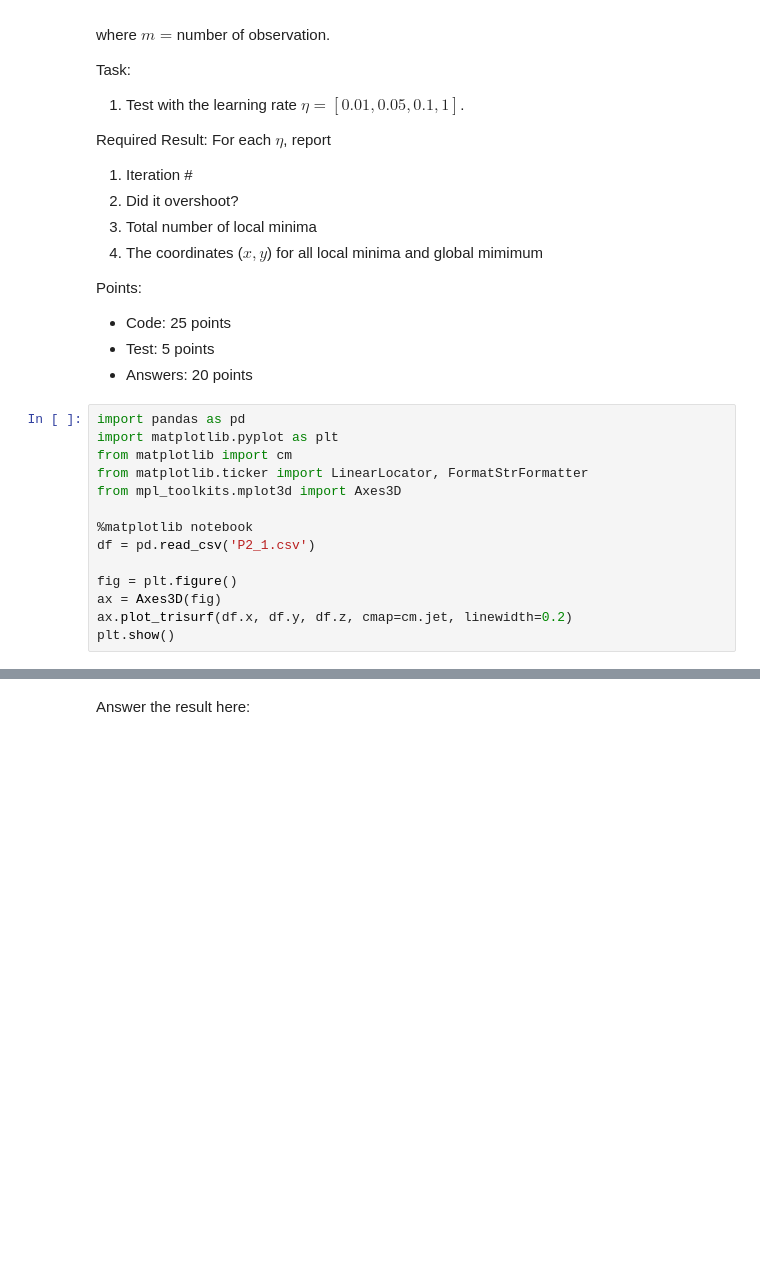
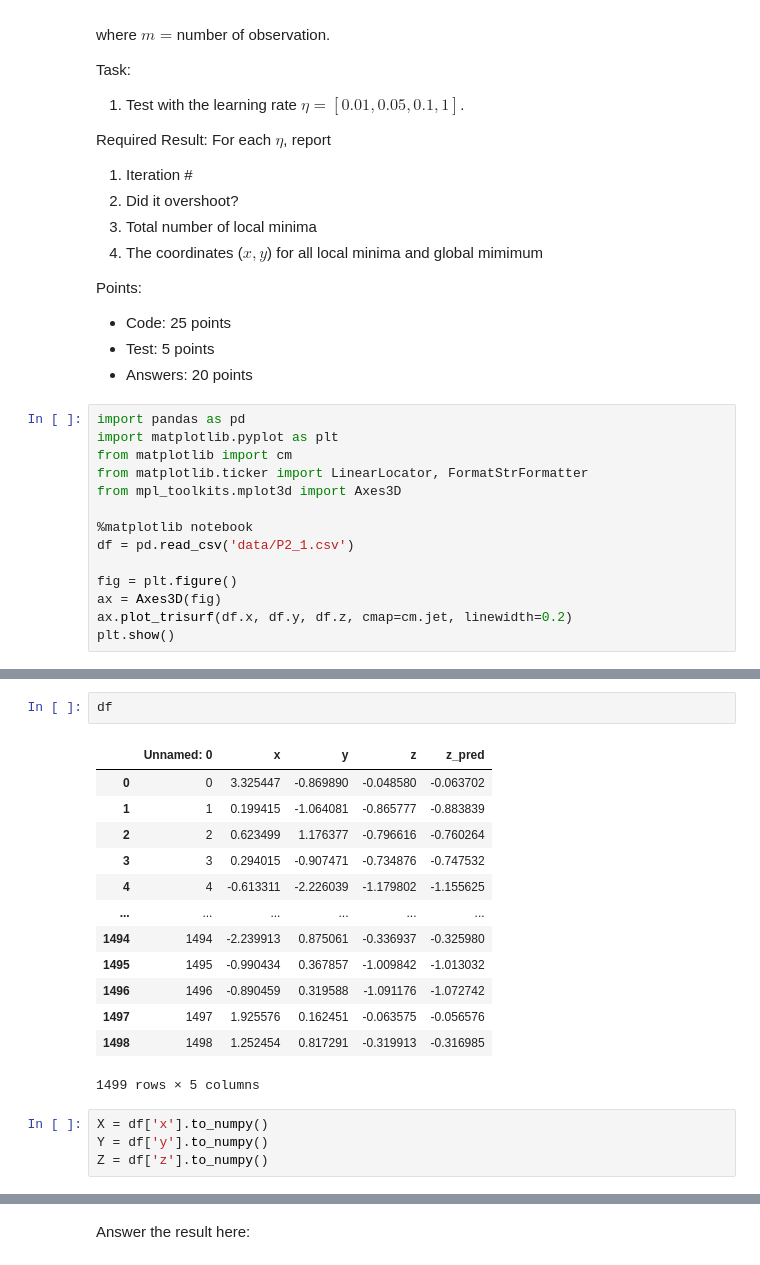
Before and after one commit to MHKhan18/Coursework, a Jupyter notebook: CS-559/project2/CS559_Project2_SupervisedLearning_Classification.ipynb, the cells around one changed output, grey strips where cells are left out. Saved outputs shown, nothing was run; the diff lists cells and outputs as text; blank space fills up the shorter version.

```diff
--- a/CS-559/project2/CS559_Project2_SupervisedLearning_Classification.ipynb
+++ b/CS-559/project2/CS559_Project2_SupervisedLearning_Classification.ipynb
@@ -49,7 +49,7 @@ from matplotlib.ticker import LinearLocator, FormatStrFormatter
 from mpl_toolkits.mplot3d import Axes3D
 
 %matplotlib notebook
-df = pd.read_csv('P2_1.csv')
+df = pd.read_csv('data/P2_1.csv')
 
 fig = plt.figure()
 ax = Axes3D(fig)
@@ -58,3 +58,23 @@ plt.show()
 # %% [output]
 [interactive output not drawn]
 [interactive output not drawn]
+# %%
+df
+# %% [output]
+|  | Unnamed: 0 | x | y | z | z_pred |
+| 0 | 0 | 3.325447 | -0.869890 | -0.048580 | -0.063702 |
+| 1 | 1 | 0.199415 | -1.064081 | -0.865777 | -0.883839 |
+| 2 | 2 | 0.623499 | 1.176377 | -0.796616 | -0.760264 |
+| 3 | 3 | 0.294015 | -0.907471 | -0.734876 | -0.747532 |
+| 4 | 4 | -0.613311 | -2.226039 | -1.179802 | -1.155625 |
+| ... | ... | ... | ... | ... | ... |
+| 1494 | 1494 | -2.239913 | 0.875061 | -0.336937 | -0.325980 |
+| 1495 | 1495 | -0.990434 | 0.367857 | -1.009842 | -1.013032 |
+| 1496 | 1496 | -0.890459 | 0.319588 | -1.091176 | -1.072742 |
+| 1497 | 1497 | 1.925576 | 0.162451 | -0.063575 | -0.056576 |
+| 1498 | 1498 | 1.252454 | 0.817291 | -0.319913 | -0.316985 |
+1499 rows × 5 columns
+# %%
+X = df['x'].to_numpy()
+Y = df['y'].to_numpy()
+Z = df['z'].to_numpy()
```
Also changed, not shown: parts of 10 cells of this notebook.
